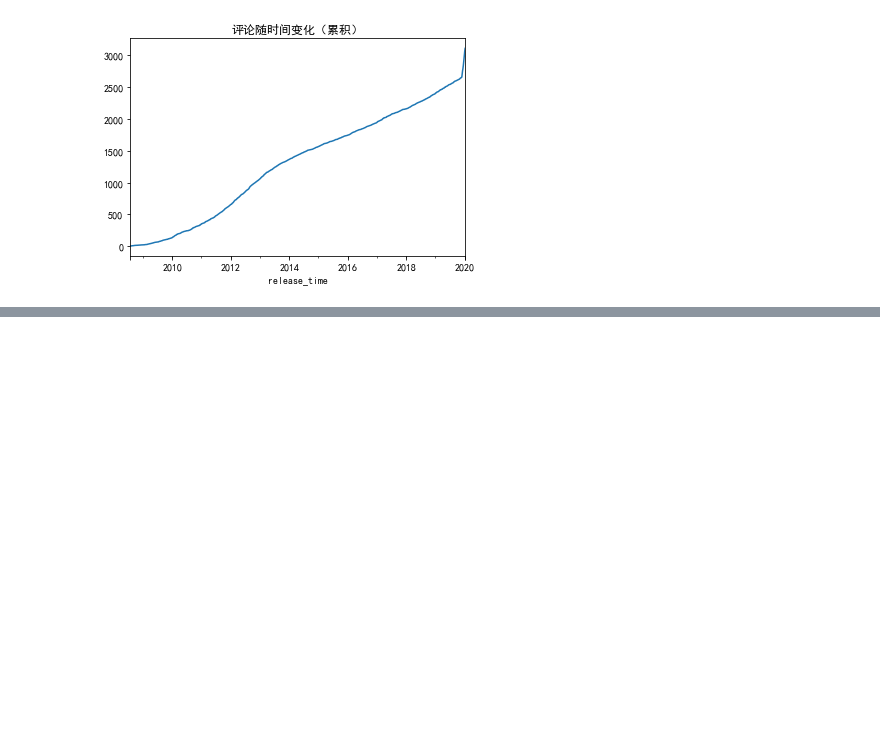
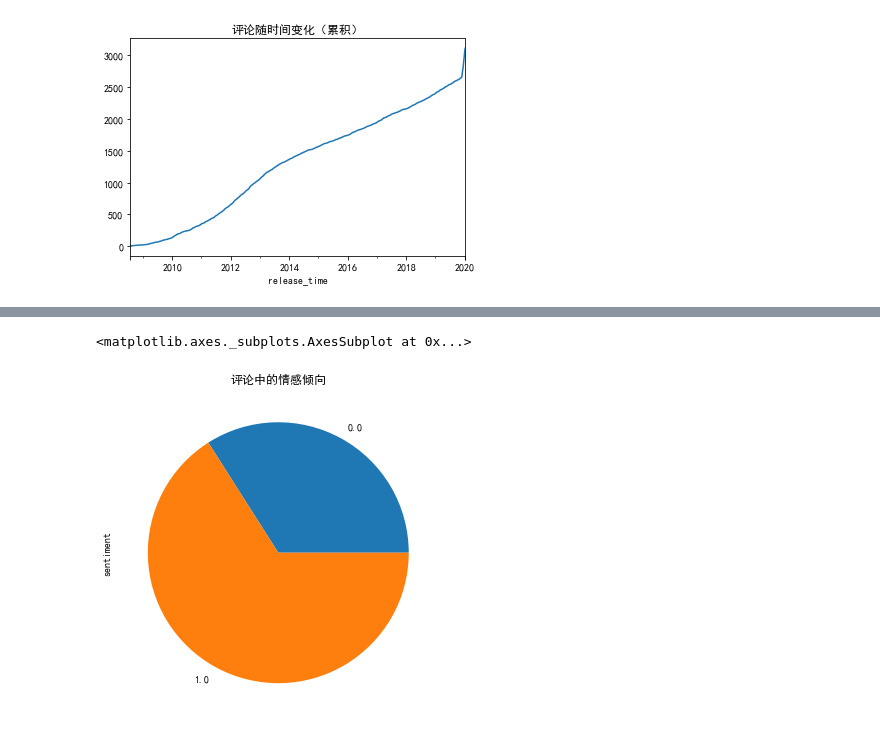
Before and after one commit to nickliqian/keep_learning, a Jupyter notebook: MixNotes/书评论情感分析/sen.ipynb, the cells around one changed output, grey strips where cells are left out. Cells and saved outputs as stored; diff of their text form; code cells hidden in the pictures; blank space fills up the shorter version.

```diff
--- a/MixNotes/书评论情感分析/sen.ipynb
+++ b/MixNotes/书评论情感分析/sen.ipynb
@@ -132,6 +135,11 @@ df.head()
 | 2020-01-06 | 0 | alexia | https://www.douban.com/people/ale... | 40.0 | 推荐 | 其实已经一口气狂看到了第七卷。前半的节奏还是意气风发无往不利，越到... | 1.0 |
 | 2020-01-06 | 0 | 姚暴富 | https://www.douban.com/people/l92... | 20.0 | 较差 | 2020年头的几天假期啥事没干，就看这几百万字了。真的要戒掉看书一... | 0.0 |
 | 2020-01-06 | 0 | 刺猬 | https://www.douban.com/people/www... | 30.0 | 还行 | 适合消遣看看，破梗废话太多…… | 0.0 |
+# %%
+df.groupby("sentiment")["sentiment"].count().plot.pie(title="评论中的情感倾向", figsize=(8, 6))
+# %% [output]
+<matplotlib.axes._subplots.AxesSubplot at 0x...>
+[figure, added]
 # %%
 # 分词函数，没有停用词
 def space_cut(intxt):
```
Also changed, not shown: parts of 21 cells of this notebook, 3 other files.
